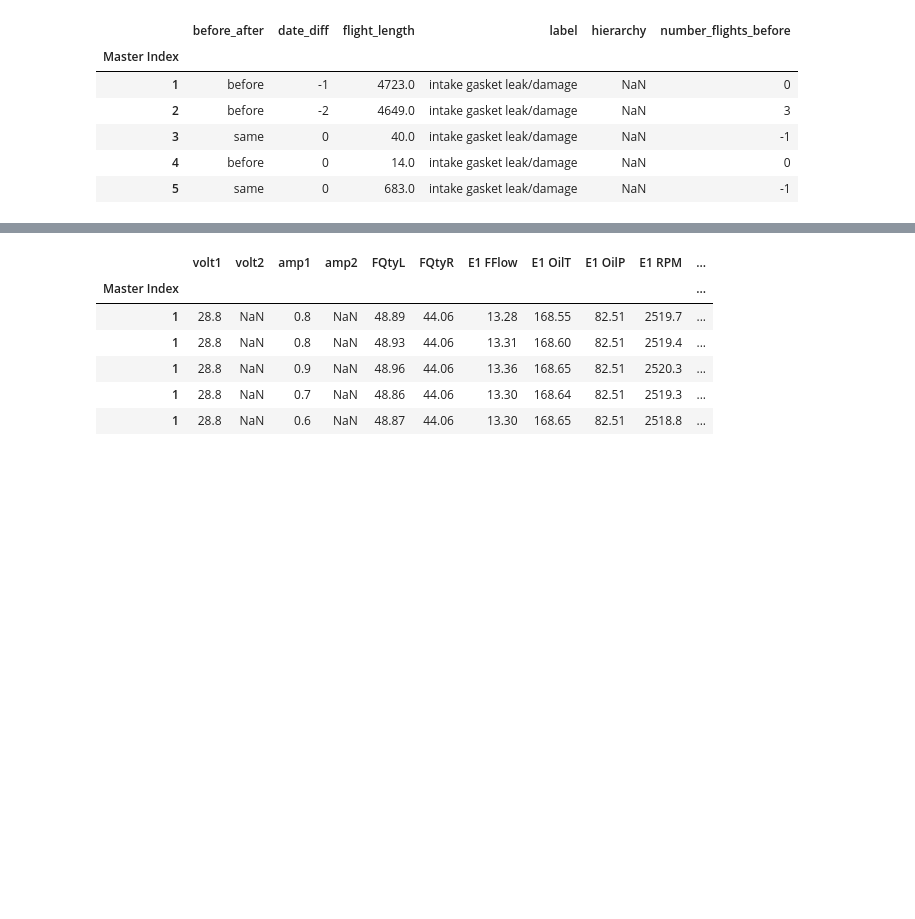
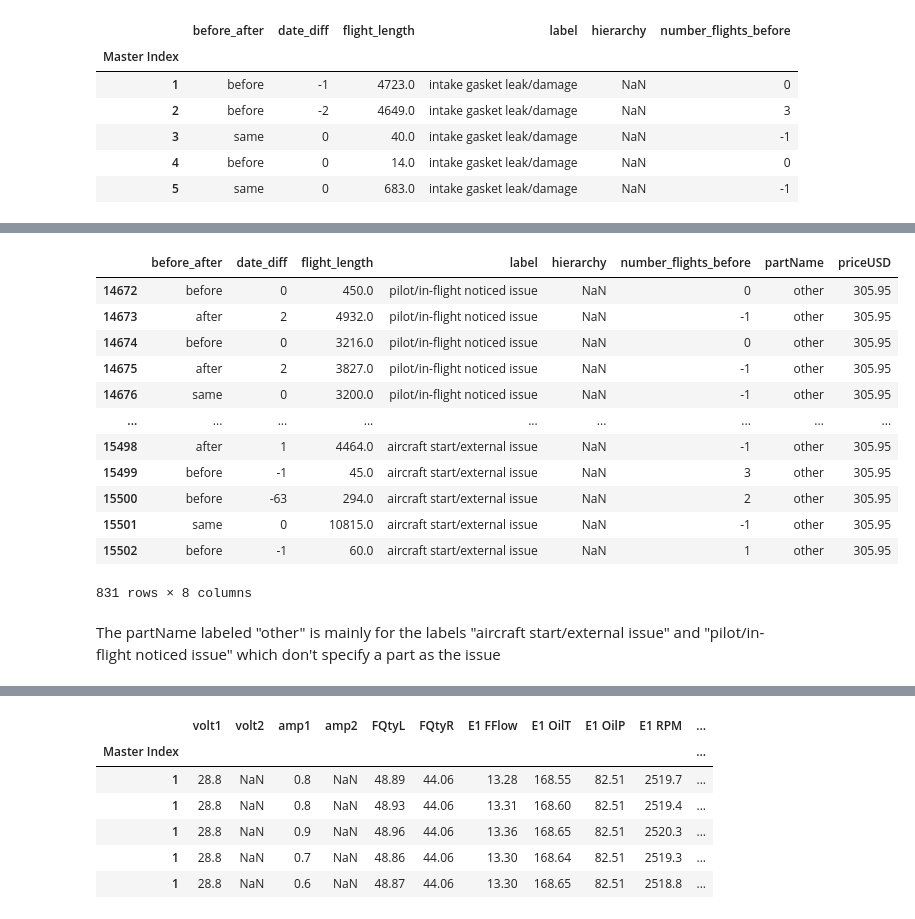
Before and after one commit to 4garriga/flights, a Jupyter notebook: src/eda.ipynb, the cells around one changed output, grey strips where cells are left out. Saved outputs shown, nothing was run; the diff lists cells and outputs as text; code cells hidden in the pictures; blank space fills up the shorter version.

Commit message:
read in data and add prices, EDA

```diff
--- a/src/eda.ipynb
+++ b/src/eda.ipynb
@@ -5,6 +12,6 @@ import pathlib
 # %%
 # Flight Header df
-project_dir =  pathlib.Path.cwd().parent
+project_dir = Path.cwd().parent
 flight_header_path = project_dir / "data" / "all_flights" / "all_flights" / "flight_header.csv"
 assert flight_header_path.exists()
 
@@ -20,0 +145,14 @@ flight_header_df.head()
+# %%
+prices_dict = {
+    "partName": ["baffle kit", "baffle screw", "baffle plug", "baffle rivet ", "intake gasket",
+                 "intake tube/bolt/seal/boot", "engine", "rocker cover", "oil cooler", "oil pressure",
+                 "oil dipstick", "cowling", "cylinder", "drain line/tube", "mixture",
+                 "spark plug", "magneto", "induction", "other"],
+    "priceUSD": [419.95, 6.95, 39.95, 24.50, 4.50,
+                 16.50, 839.99, 11.25, 1189.00, 265.00,
+                 8.50, 1190.00, 795.00, 19.95, 215.95,
+                 44.00, 859.00, 169.00, 305.95]
+
+}
+
+prices = pd.DataFrame(prices_dict)
@@ -20,0 +161,2 @@ flight_header_df.head()
+# %%
+flight_header_df = flight_header_df.merge(prices, on="partName", how="left")
@@ -20,0 +175,18 @@ flight_header_df.head()
+# %%
+flight_header_df.loc[flight_header_df["partName"]== "other", :]
+# %% [output]
+|  | before_after | date_diff | flight_length | label | hierarchy | number_flights_before | partName | priceUSD |
+| 14672 | before | 0 | 450.0 | pilot/in-flight noticed issue | NaN | 0 | other | 305.95 |
+| 14673 | after | 2 | 4932.0 | pilot/in-flight noticed issue | NaN | -1 | other | 305.95 |
+| 14674 | before | 0 | 3216.0 | pilot/in-flight noticed issue | NaN | 0 | other | 305.95 |
+| 14675 | after | 2 | 3827.0 | pilot/in-flight noticed issue | NaN | -1 | other | 305.95 |
+| 14676 | same | 0 | 3200.0 | pilot/in-flight noticed issue | NaN | -1 | other | 305.95 |
+| ... | ... | ... | ... | ... | ... | ... | ... | ... |
+| 15498 | after | 1 | 4464.0 | aircraft start/external issue | NaN | -1 | other | 305.95 |
+| 15499 | before | -1 | 45.0 | aircraft start/external issue | NaN | 3 | other | 305.95 |
+| 15500 | before | -63 | 294.0 | aircraft start/external issue | NaN | 2 | other | 305.95 |
+| 15501 | same | 0 | 10815.0 | aircraft start/external issue | NaN | -1 | other | 305.95 |
+| 15502 | before | -1 | 60.0 | aircraft start/external issue | NaN | 1 | other | 305.95 |
+831 rows × 8 columns
+# %% [markdown]
+The partName labeled "other" is mainly for the labels "aircraft start/external issue" and "pilot/in-flight noticed issue" which don't specify a part as the issue
```
Also changed, not shown: parts of 15 cells of this notebook, 1 other file.
